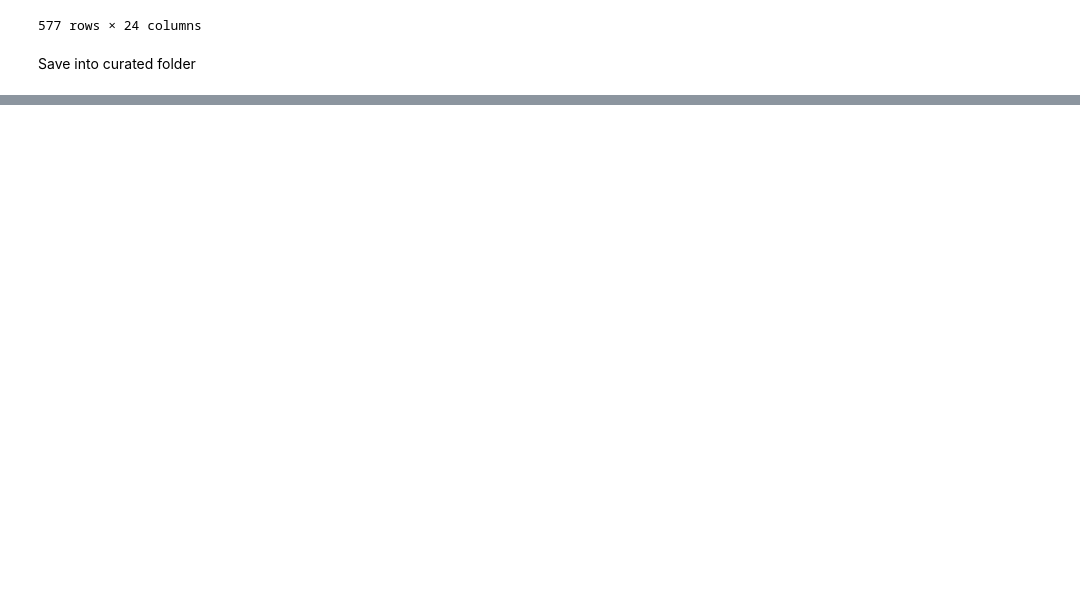
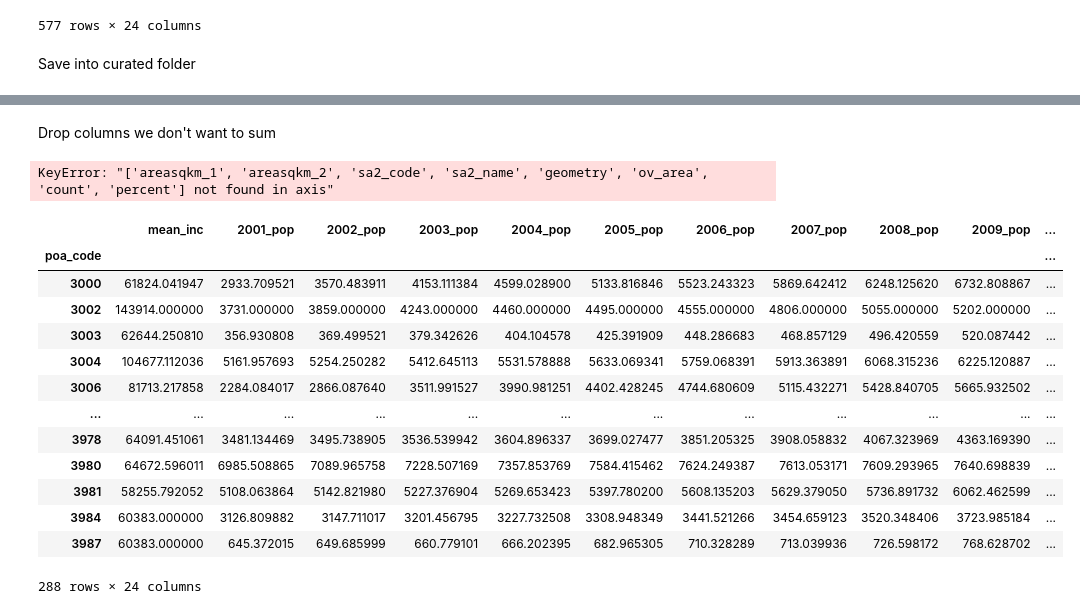
Before and after one commit to MAST30034-AppliedDataScience/project-2-group-real-estate-industry-project-21, a Jupyter notebook: notebooks/curate_external.ipynb, the cells around one changed output, grey strips where cells are left out. Saved outputs shown, nothing was run; the diff lists cells and outputs as text; code cells hidden in the pictures; blank space fills up the shorter version.

```diff
--- a/notebooks/curate_external.ipynb
+++ b/notebooks/curate_external.ipynb
@@ -796,0 +1107,4 @@ sub_sa2_sf.to_csv("../data/curated/suburb_data.csv", index = True)
+# %%
+post_sa2_sf["percent"] = post_sa2_sf["ov_area"] / (post_sa2_sf["areasqkm_1"] * 1000000)
+
+post_sa2_sf
@@ -796,0 +1136,16 @@ sub_sa2_sf.to_csv("../data/curated/suburb_data.csv", index = True)
+# %%
+pop_cols = ['2001_pop', '2002_pop', '2003_pop',
+       '2004_pop', '2005_pop', '2006_pop', '2007_pop', '2008_pop', '2009_pop',
+       '2010_pop', '2011_pop', '2012_pop', '2013_pop', '2014_pop', '2015_pop',
+       '2016_pop', '2017_pop', '2018_pop', '2019_pop', '2020_pop', '2021_pop',
+       '2022_pop', '2023_pop']
+# %%
+for col in pop_cols:
+    # overwrite column with weighted amount
+    post_sa2_sf[col] = post_sa2_sf.apply(lambda x: (x["percent"] * x[col])
+                                       if (x["percent"] < 1)
+                                       else x[col], axis = 1)
+
+post_sa2_sf["mean_inc"] = post_sa2_sf.apply(lambda x: (x["percent"] * x["mean_inc"])
+                                       if ((x["percent"] < 1) & (x["count"] > 1))
+                                       else x["mean_inc"], axis = 1)
@@ -796,0 +1174,23 @@ sub_sa2_sf.to_csv("../data/curated/suburb_data.csv", index = True)
+# %% [markdown]
+Drop columns we don't want to sum
+# %%
+post_sa2_sf = post_sa2_sf.drop(columns = ["areasqkm_1", "areasqkm_2", "sa2_code", "sa2_name", "geometry", "ov_area", "count", "percent"]).groupby("poa_code").sum()
+# %% [output]
+KeyError: "['areasqkm_1', 'areasqkm_2', 'sa2_code', 'sa2_name', 'geometry', 'ov_area', 'count', 'percent'] not found in axis"
+# %%
+post_sa2_sf
+# %% [output]
+|  | mean_inc | 2001_pop | 2002_pop | 2003_pop | 2004_pop | 2005_pop | 2006_pop | 2007_pop | 2008_pop | 2009_pop | ... |
+| poa_code |  |  |  |  |  |  |  |  |  |  | ... |
+| 3000 | 61824.041947 | 2933.709521 | 3570.483911 | 4153.111384 | 4599.028900 | 5133.816846 | 5523.243323 | 5869.642412 | 6248.125620 | 6732.808867 | ... |
+| 3002 | 143914.000000 | 3731.000000 | 3859.000000 | 4243.000000 | 4460.000000 | 4495.000000 | 4555.000000 | 4806.000000 | 5055.000000 | 5202.000000 | ... |
+| 3003 | 62644.250810 | 356.930808 | 369.499521 | 379.342626 | 404.104578 | 425.391909 | 448.286683 | 468.857129 | 496.420559 | 520.087442 | ... |
+| 3004 | 104677.112036 | 5161.957693 | 5254.250282 | 5412.645113 | 5531.578888 | 5633.069341 | 5759.068391 | 5913.363891 | 6068.315236 | 6225.120887 | ... |
+| 3006 | 81713.217858 | 2284.084017 | 2866.087640 | 3511.991527 | 3990.981251 | 4402.428245 | 4744.680609 | 5115.432271 | 5428.840705 | 5665.932502 | ... |
+| ... | ... | ... | ... | ... | ... | ... | ... | ... | ... | ... | ... |
+| 3978 | 64091.451061 | 3481.134469 | 3495.738905 | 3536.539942 | 3604.896337 | 3699.027477 | 3851.205325 | 3908.058832 | 4067.323969 | 4363.169390 | ... |
+| 3980 | 64672.596011 | 6985.508865 | 7089.965758 | 7228.507169 | 7357.853769 | 7584.415462 | 7624.249387 | 7613.053171 | 7609.293965 | 7640.698839 | ... |
+| 3981 | 58255.792052 | 5108.063864 | 5142.821980 | 5227.376904 | 5269.653423 | 5397.780200 | 5608.135203 | 5629.379050 | 5736.891732 | 6062.462599 | ... |
+| 3984 | 60383.000000 | 3126.809882 | 3147.711017 | 3201.456795 | 3227.732508 | 3308.948349 | 3441.521266 | 3454.659123 | 3520.348406 | 3723.985184 | ... |
+| 3987 | 60383.000000 | 645.372015 | 649.685999 | 660.779101 | 666.202395 | 682.965305 | 710.328289 | 713.039936 | 726.598172 | 768.628702 | ... |
+288 rows × 24 columns
```
Also changed, not shown: parts of 60 cells of this notebook, 2 other files.
